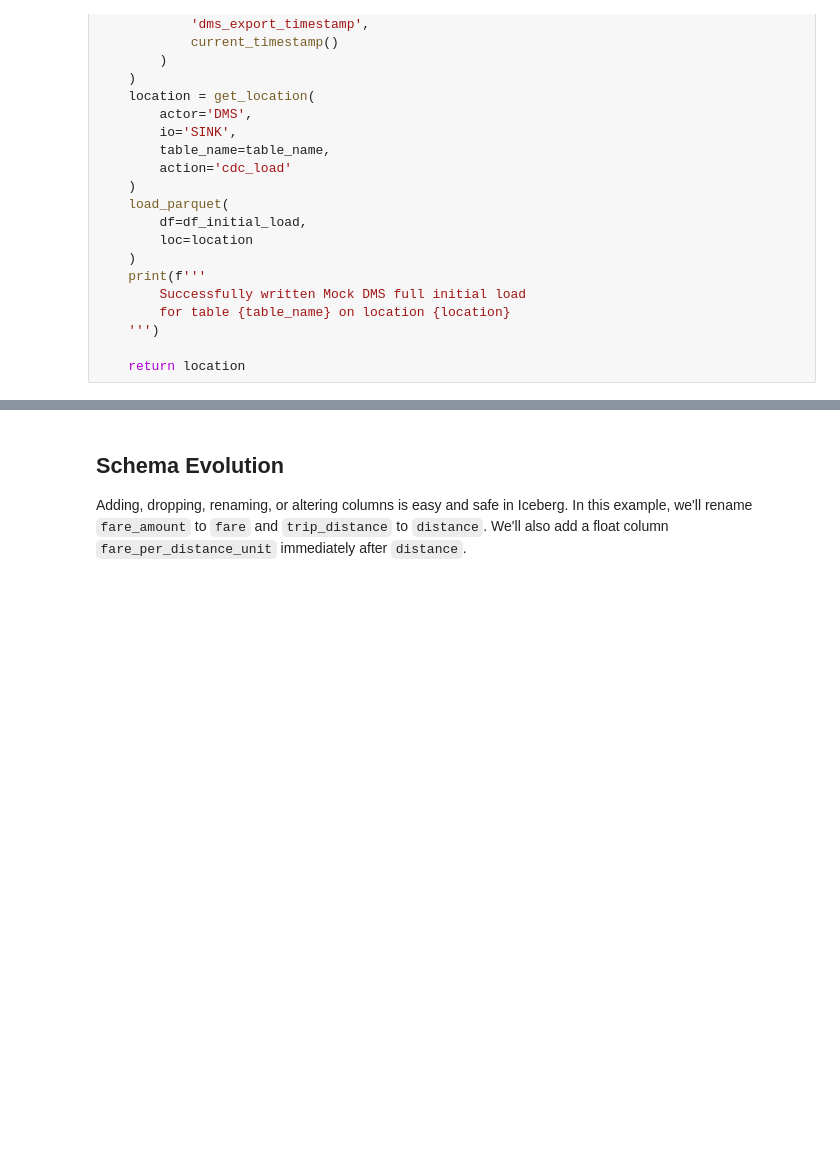
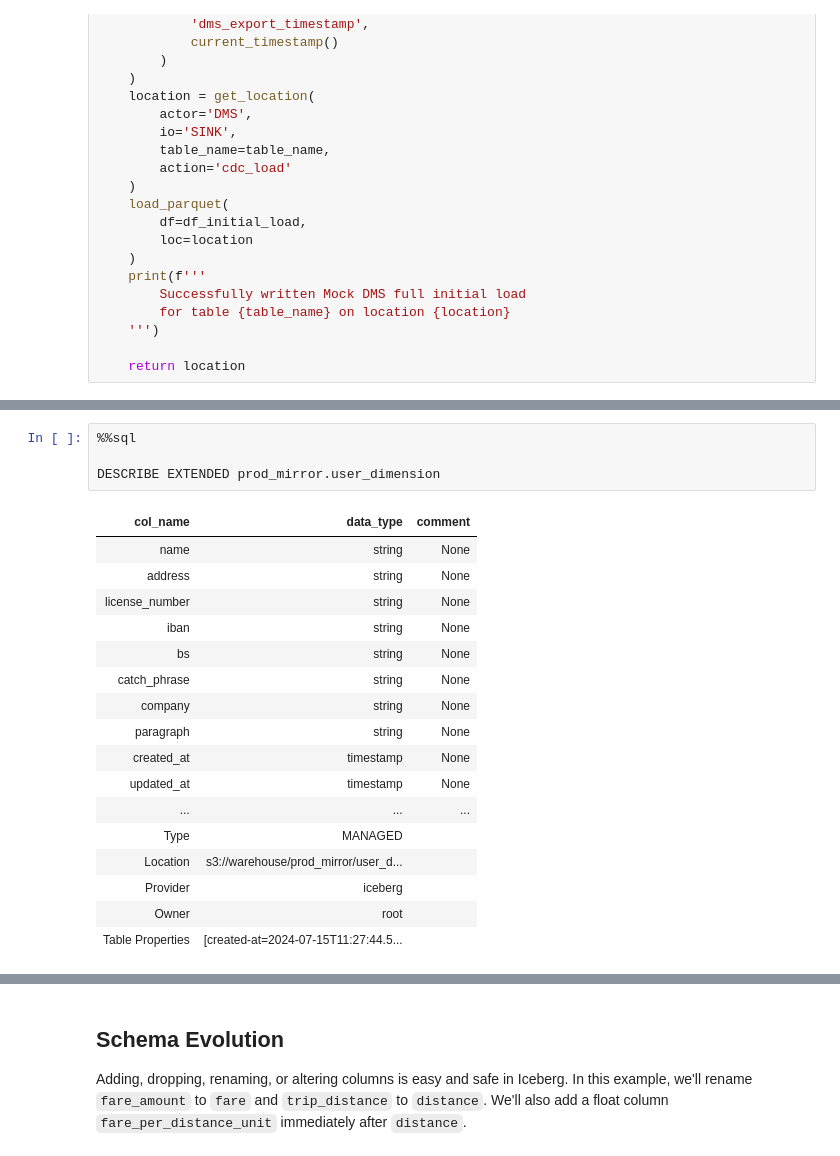
Before and after one commit to tusharchou/docker-spark-iceberg, a Jupyter notebook: spark/notebooks/Iceberg - CDC explained.ipynb, the cells around one changed output, grey strips where cells are left out. Saved outputs shown, nothing was run; the diff lists cells and outputs as text; blank space fills up the shorter version.

```diff
--- a/spark/notebooks/Iceberg - CDC explained.ipynb
+++ b/spark/notebooks/Iceberg - CDC explained.ipynb
@@ -408,3 +512,25 @@ df_mock_dms_data.writeTo("nyc.demo_single_big_file").append()
+# %%
+%%sql
+
+DESCRIBE EXTENDED prod_mirror.user_dimension
+# %% [output]
+| col_name | data_type | comment |
+| name | string | None |
+| address | string | None |
+| license_number | string | None |
+| iban | string | None |
+| bs | string | None |
+| catch_phrase | string | None |
+| company | string | None |
+| paragraph | string | None |
+| created_at | timestamp | None |
+| updated_at | timestamp | None |
+| ... | ... | ... |
+| Type | MANAGED |  |
+| Location | s3://warehouse/prod_mirror/user_d... |  |
+| Provider | iceberg |  |
+| Owner | root |  |
+| Table Properties | [created-at=2024-07-15T11:27:44.5... |  |
 # %%
 %%sql
 
```
Also changed, not shown: parts of 58 cells of this notebook.
